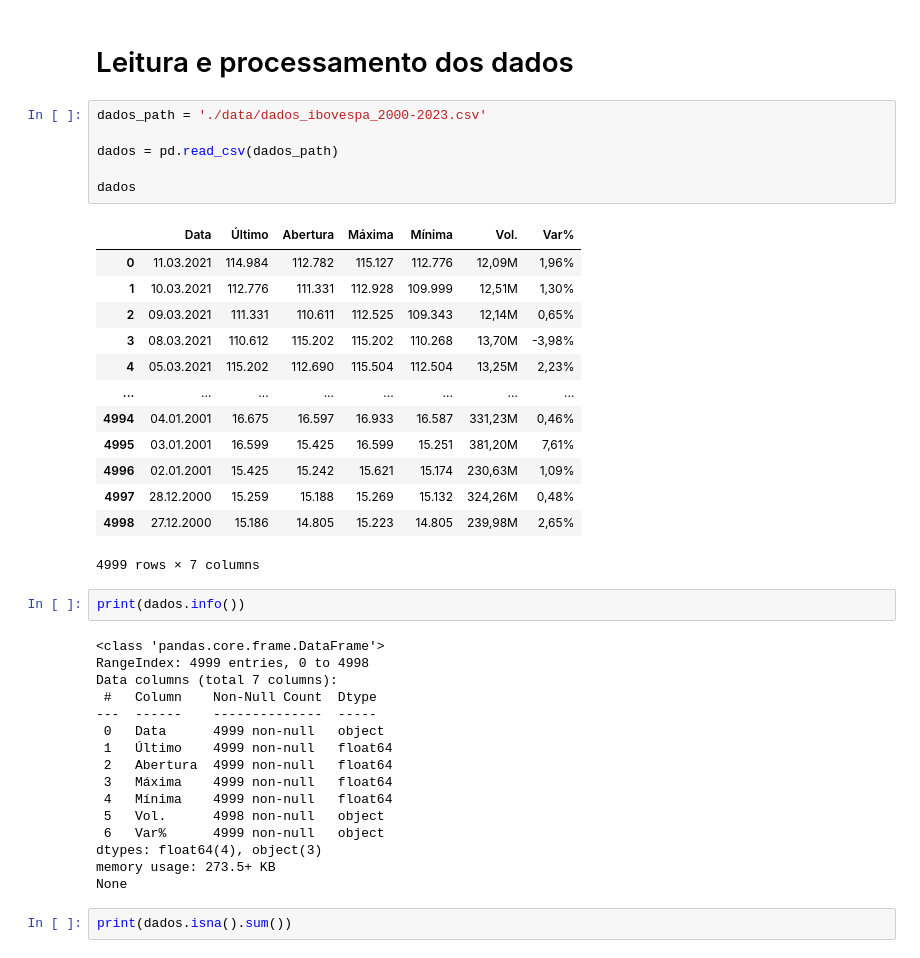
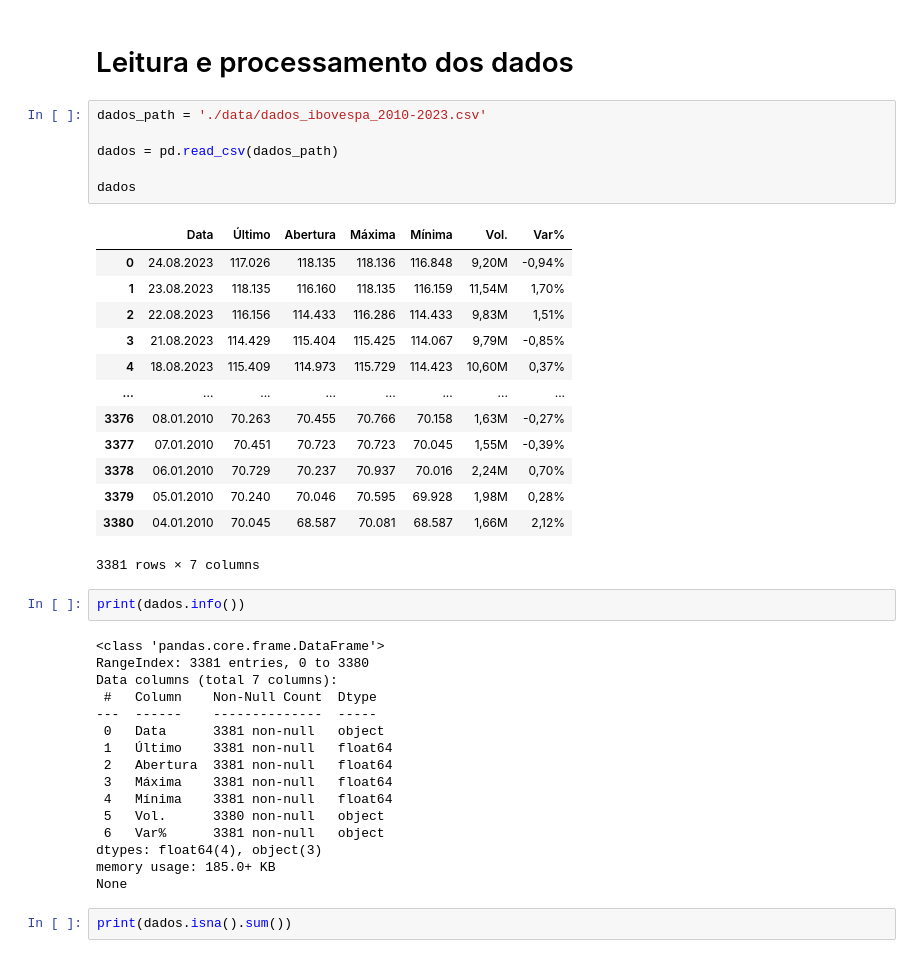
Before and after one commit to jackson-simionato/fase2_pos_tech, a Jupyter notebook: Fase2_Tech_Challenge/Fase2_Tech_Challenge.ipynb, the cells around one changed output. Saved outputs shown, nothing was run; the diff lists cells and outputs as text.

```diff
--- a/Fase2_Tech_Challenge/Fase2_Tech_Challenge.ipynb
+++ b/Fase2_Tech_Challenge/Fase2_Tech_Challenge.ipynb
@@ -18,42 +18,42 @@ Você foi escalado para um time de investimentos e precisará realizar um modelo
 # %% [markdown]
 # Leitura e processamento dos dados
 # %%
-dados_path = './data/dados_ibovespa_2000-2023.csv'
+dados_path = './data/dados_ibovespa_2010-2023.csv'
 
 dados = pd.read_csv(dados_path)
 
 dados
 # %% [output]
 |  | Data | Último | Abertura | Máxima | Mínima | Vol. | Var% |
-| 0 | 11.03.2021 | 114.984 | 112.782 | 115.127 | 112.776 | 12,09M | 1,96% |
-| 1 | 10.03.2021 | 112.776 | 111.331 | 112.928 | 109.999 | 12,51M | 1,30% |
-| 2 | 09.03.2021 | 111.331 | 110.611 | 112.525 | 109.343 | 12,14M | 0,65% |
-| 3 | 08.03.2021 | 110.612 | 115.202 | 115.202 | 110.268 | 13,70M | -3,98% |
-| 4 | 05.03.2021 | 115.202 | 112.690 | 115.504 | 112.504 | 13,25M | 2,23% |
+| 0 | 24.08.2023 | 117.026 | 118.135 | 118.136 | 116.848 | 9,20M | -0,94% |
+| 1 | 23.08.2023 | 118.135 | 116.160 | 118.135 | 116.159 | 11,54M | 1,70% |
+| 2 | 22.08.2023 | 116.156 | 114.433 | 116.286 | 114.433 | 9,83M | 1,51% |
+| 3 | 21.08.2023 | 114.429 | 115.404 | 115.425 | 114.067 | 9,79M | -0,85% |
+| 4 | 18.08.2023 | 115.409 | 114.973 | 115.729 | 114.423 | 10,60M | 0,37% |
 | ... | ... | ... | ... | ... | ... | ... | ... |
-| 4994 | 04.01.2001 | 16.675 | 16.597 | 16.933 | 16.587 | 331,23M | 0,46% |
-| 4995 | 03.01.2001 | 16.599 | 15.425 | 16.599 | 15.251 | 381,20M | 7,61% |
-| 4996 | 02.01.2001 | 15.425 | 15.242 | 15.621 | 15.174 | 230,63M | 1,09% |
-| 4997 | 28.12.2000 | 15.259 | 15.188 | 15.269 | 15.132 | 324,26M | 0,48% |
-| 4998 | 27.12.2000 | 15.186 | 14.805 | 15.223 | 14.805 | 239,98M | 2,65% |
+| 3376 | 08.01.2010 | 70.263 | 70.455 | 70.766 | 70.158 | 1,63M | -0,27% |
+| 3377 | 07.01.2010 | 70.451 | 70.723 | 70.723 | 70.045 | 1,55M | -0,39% |
+| 3378 | 06.01.2010 | 70.729 | 70.237 | 70.937 | 70.016 | 2,24M | 0,70% |
+| 3379 | 05.01.2010 | 70.240 | 70.046 | 70.595 | 69.928 | 1,98M | 0,28% |
+| 3380 | 04.01.2010 | 70.045 | 68.587 | 70.081 | 68.587 | 1,66M | 2,12% |
-4999 rows × 7 columns
+3381 rows × 7 columns
 # %%
 print(dados.info())
 # %% [output]
 <class 'pandas.core.frame.DataFrame'>
-RangeIndex: 4999 entries, 0 to 4998
+RangeIndex: 3381 entries, 0 to 3380
 Data columns (total 7 columns):
  #   Column    Non-Null Count  Dtype
 ---  ------    --------------  -----
- 0   Data      4999 non-null   object
- 1   Último    4999 non-null   float64
- 2   Abertura  4999 non-null   float64
- 3   Máxima    4999 non-null   float64
- 4   Mínima    4999 non-null   float64
- 5   Vol.      4998 non-null   object
- 6   Var%      4999 non-null   object
+ 0   Data      3381 non-null   object
+ 1   Último    3381 non-null   float64
+ 2   Abertura  3381 non-null   float64
+ 3   Máxima    3381 non-null   float64
+ 4   Mínima    3381 non-null   float64
+ 5   Vol.      3380 non-null   object
+ 6   Var%      3381 non-null   object
 dtypes: float64(4), object(3)
-memory usage: 273.5+ KB
+memory usage: 185.0+ KB
 None
 # %%
 print(dados.isna().sum())
```
Also changed, not shown: parts of 21 cells of this notebook, 2 other files.
